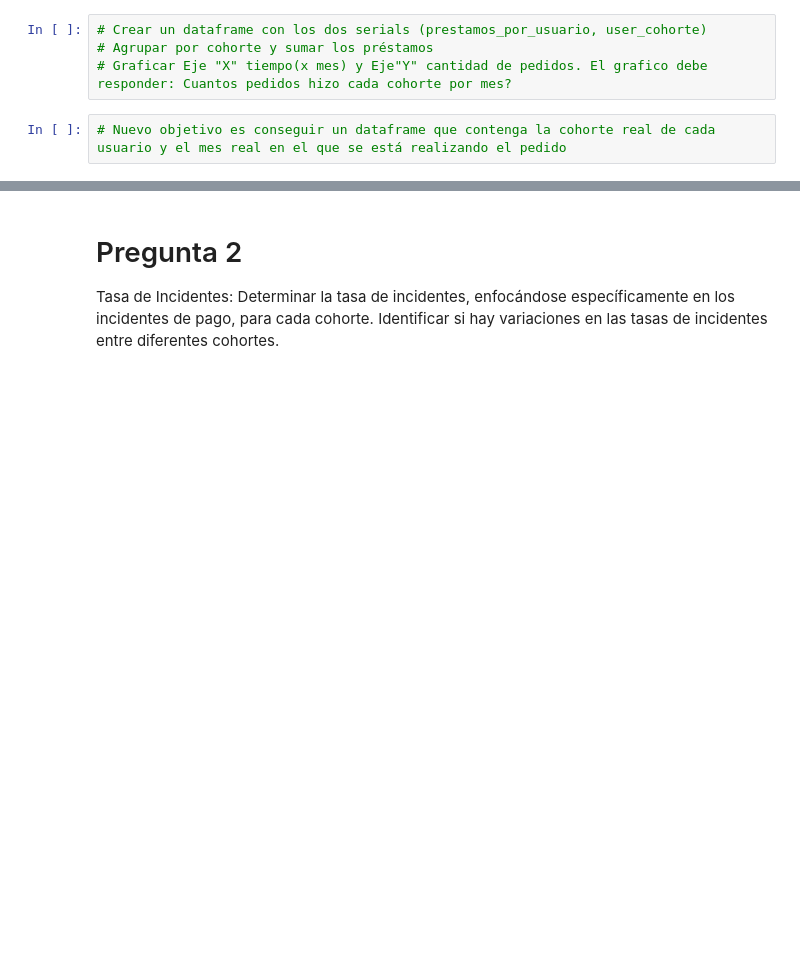
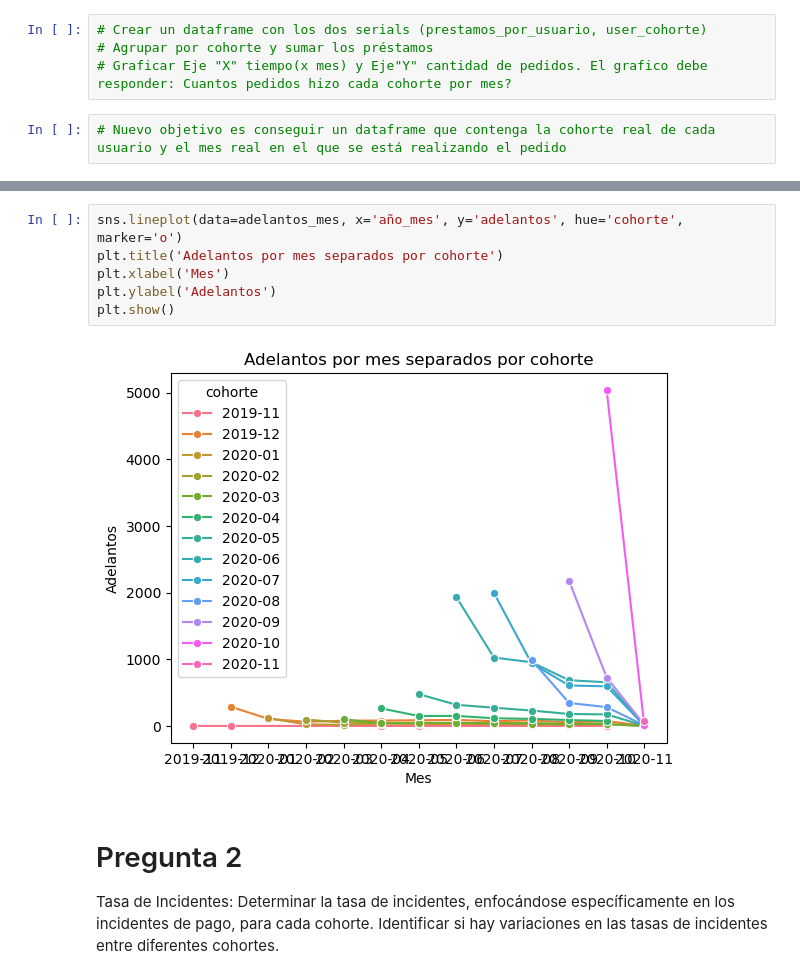
Before and after one commit to moiatgit/project-1-ironhack-payments-es, a Jupyter notebook: grupo3.ipynb, the cells around one changed output, grey strips where cells are left out. Cells and saved outputs as stored; diff of their text form; blank space fills up the shorter version.

```diff
--- a/grupo3.ipynb
+++ b/grupo3.ipynb
@@ -382,3 +425,11 @@ Comprobación del número de préstamos del conocido para el usuario 231. Se esp
+# %%
+sns.lineplot(data=adelantos_mes, x='año_mes', y='adelantos', hue='cohorte', marker='o')
+plt.title('Adelantos por mes separados por cohorte')
+plt.xlabel('Mes')
+plt.ylabel('Adelantos')
+plt.show()
+# %% [output]
+[figure, added]
 # %% [markdown]
 # Pregunta 2
 
```
Also changed, not shown: parts of 4 cells of this notebook.
